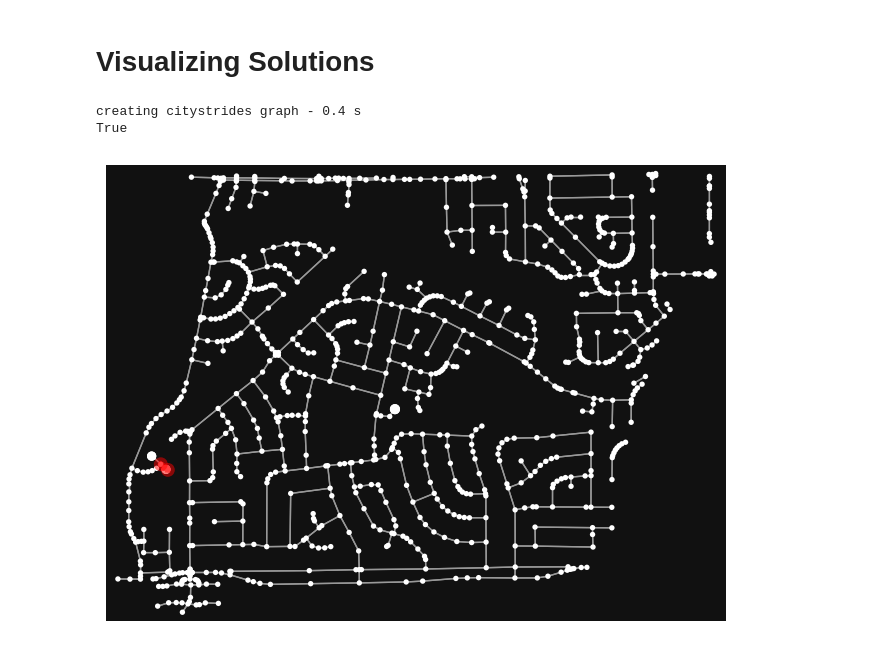
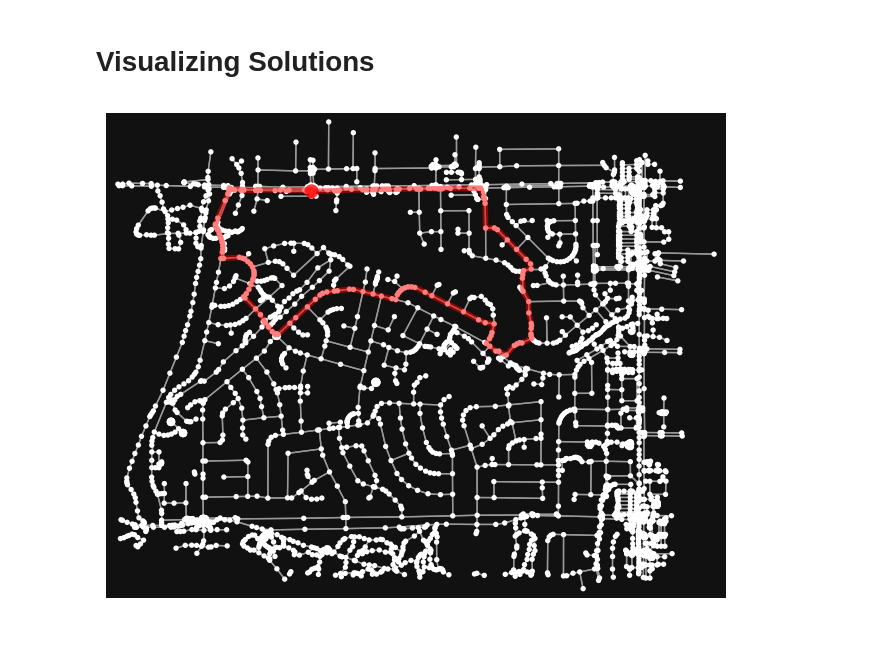
Before and after one commit to jingng/MIE1603-Project, a Jupyter notebook: StravaDataLoader.ipynb, the cells around one changed output. Cells and saved outputs as stored; diff of their text form; code cells hidden in the pictures.

Commit message:
I literally cannot believe this works. Beautiful routes ahoy!

```diff
--- a/StravaDataLoader.ipynb
+++ b/StravaDataLoader.ipynb
@@ -601,28 +601,35 @@ fig, ax = ox.plot.plot_graph(
 creating citystrides graph - 1.3 s
 # %% [markdown]
 # Visualizing Solutions
-# %%
-instance_name = "jess-min"
-place = "Sunshine Hills"
-G, gdf = create_cs_graph(place)
-
-with open("instance-jess.pkl_5000.pkl", "rb") as file:
-    sol = pickle.load(file)
-
-# Checking to see if we visit a node more than once... don't think the visualization will work if we do, but unsure.
-print(len(list(sol)) == len(set(sol)))
-
-# Start node
-path = [8581834456]
-
-# Append the first successor from each node into the path list
-for i in range(len(list(sol))):
-    path.append(next(G.successors(path[-1])))
-
-# Path list is the route we're plotting
-fig, ax = ox.plot.plot_graph_route(G, route=path)
-plt.show()
-# %% [output]
-creating citystrides graph - 0.4 s
-True
-[figure, removed]
+# %%
+from collections import deque
+
+with open("sol_graph_instance-jess-min_5000_min_length.pkl", "rb") as file:
+    sol = pickle.load(file)
+
+with open("instance-jess-min.pkl", "rb") as file:
+    G = pickle.load(file)
+
+# Start node
+path = [6813225352]
+
+# Create the path list from the solution graph
+queue = deque()
+queue.append(path[0])
+while queue:
+    u = queue.popleft()
+    try:
+        v = next(sol.successors(u))
+        path.append(v)
+        queue.append(v)
+        sol[u][v]["visited"] = sol[u][v]["visited"] - 1
+        if sol[u][v]["visited"] == 0:
+            sol.remove_edge(u, v)
+    except:
+        pass
+
+# Plot the path
+fig, ax = ox.plot.plot_graph_route(G, route=path)
+plt.show()
+# %% [output]
+[figure, added]
```
Also changed, not shown: parts of 1 cell of this notebook.
